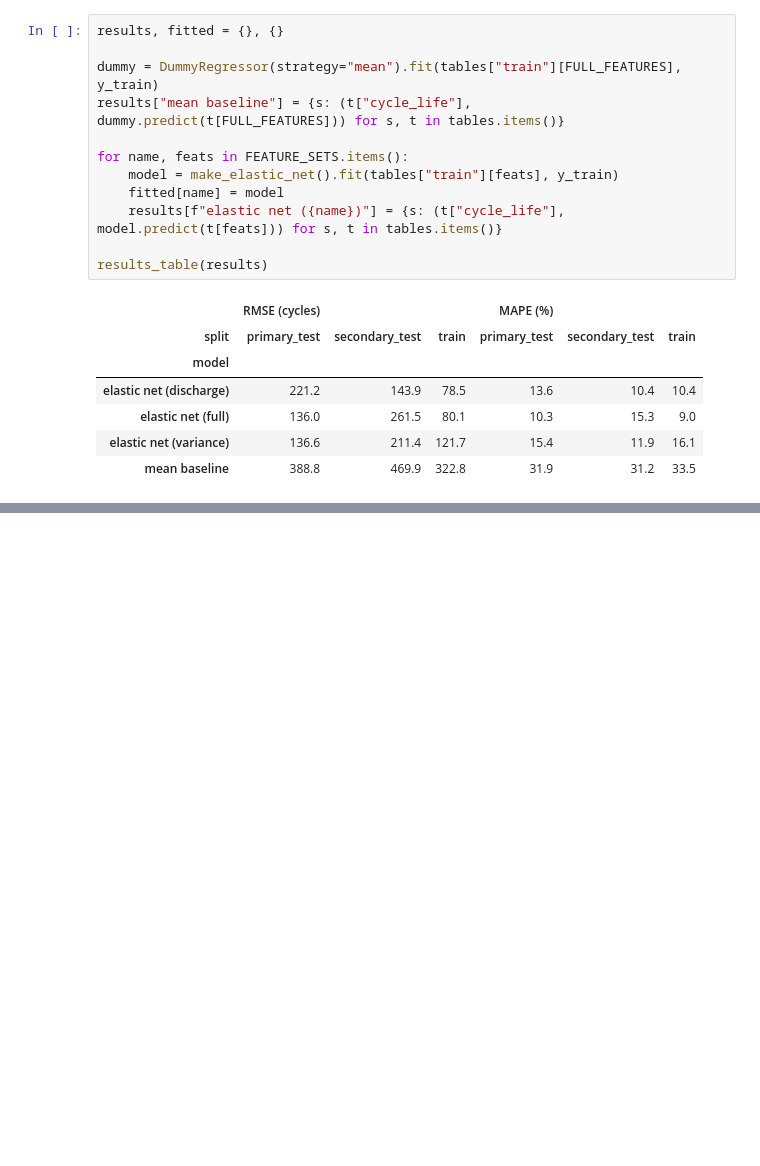
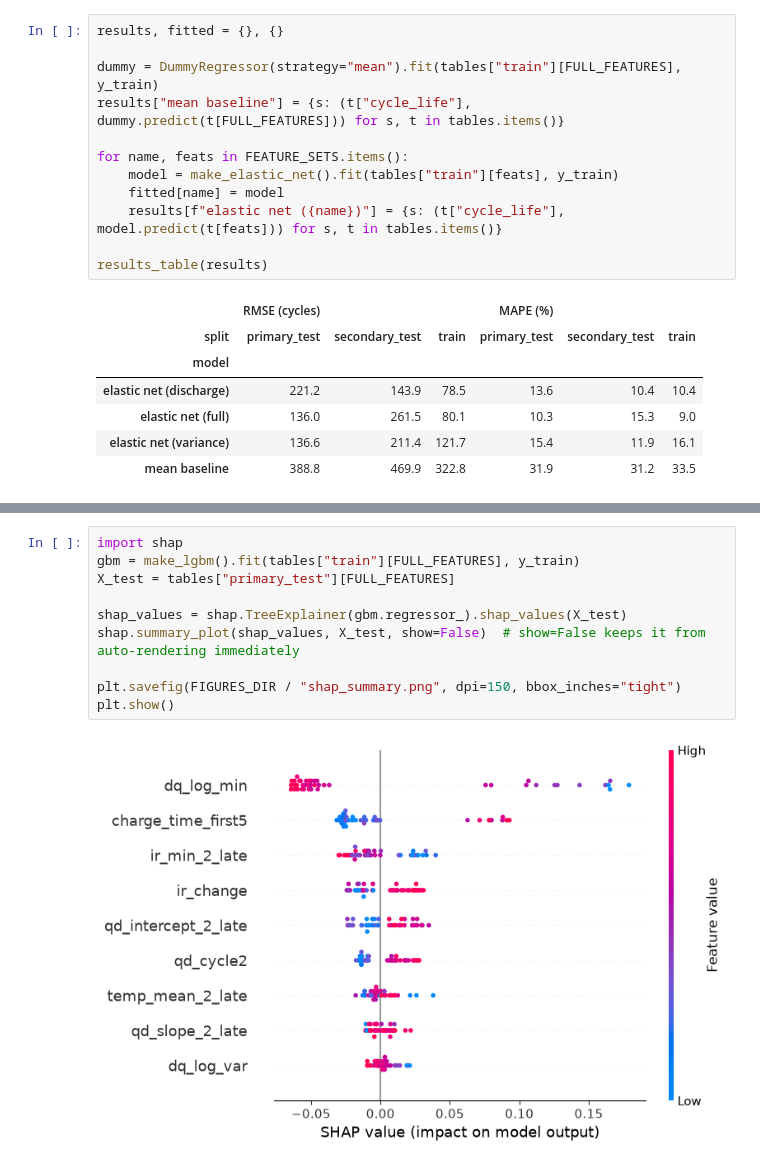
Before and after one commit to ManasKoti/battery-rul, a Jupyter notebook: notebooks/03_models.ipynb, the cells around one changed output, grey strips where cells are left out. Saved outputs shown, nothing was run; the diff lists cells and outputs as text; blank space fills up the shorter version.

Commit message:
notebook 3 with images

```diff
--- a/notebooks/03_models.ipynb
+++ b/notebooks/03_models.ipynb
@@ -80,0 +113,12 @@ dtype: float64
+# %%
+import shap
+gbm = make_lgbm().fit(tables["train"][FULL_FEATURES], y_train)
+X_test = tables["primary_test"][FULL_FEATURES]
+
+shap_values = shap.TreeExplainer(gbm.regressor_).shap_values(X_test)
+shap.summary_plot(shap_values, X_test, show=False)  # show=False keeps it from auto-rendering immediately
+
+plt.savefig(FIGURES_DIR / "shap_summary.png", dpi=150, bbox_inches="tight")
+plt.show()
+# %% [output]
+[figure, added]
```
Also changed, not shown: parts of 4 cells of this notebook, 2 other files.
